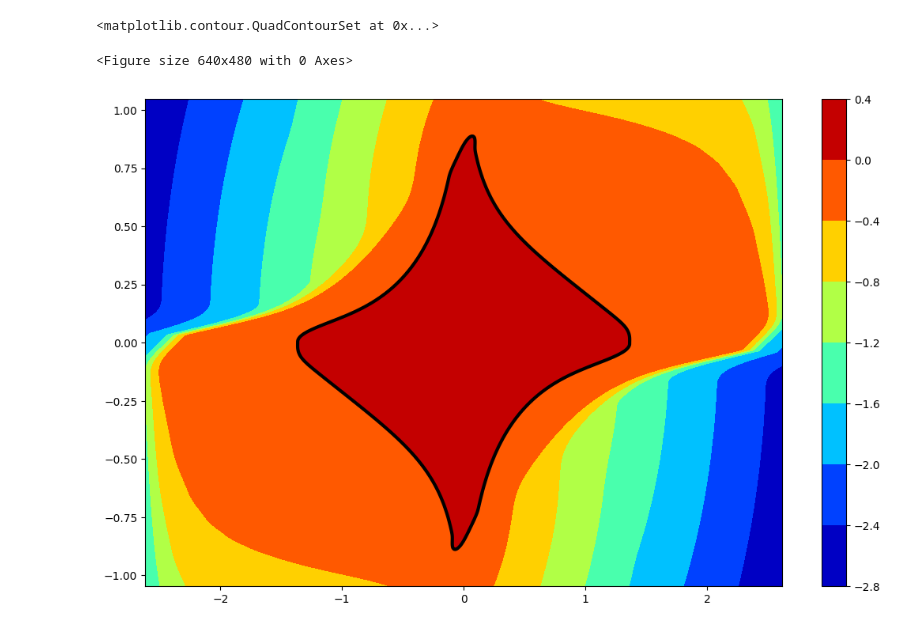
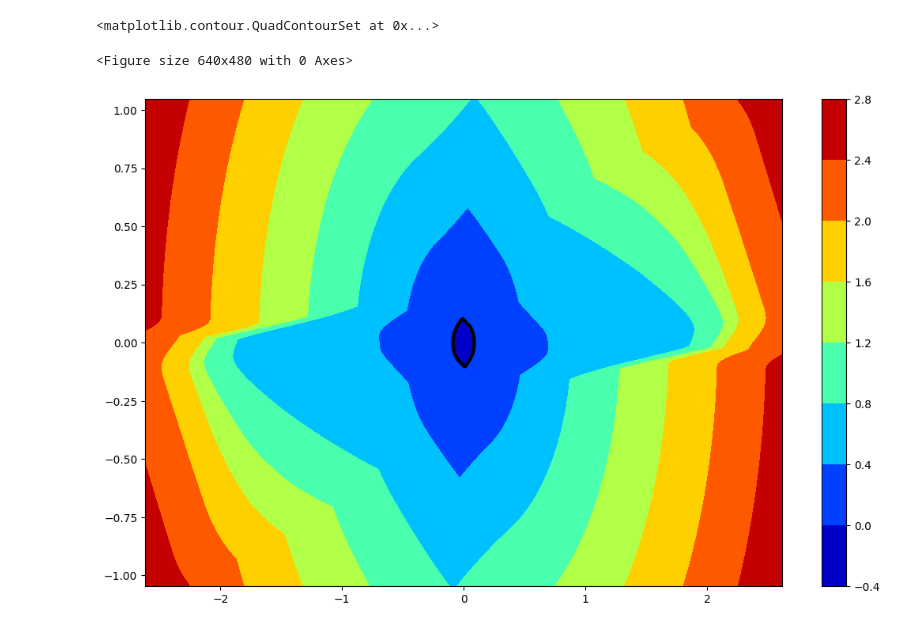
Before and after one commit to Extrabartek/cvbf_safety_filter, a Jupyter notebook: mz_hj_calc.ipynb, the cells around one changed output. Cells and saved outputs as stored; diff of their text form; code cells hidden in the pictures.

```diff
--- a/mz_hj_calc.ipynb
+++ b/mz_hj_calc.ipynb
@@ -29,8 +29,9 @@ x2_lim = x2_lim * jnp.pi / 180
 grid = hj.Grid.from_lattice_parameters_and_boundary_conditions(hj.sets.Box(np.array([-x1_lim, -x2_lim]),
                                                                            np.array([x1_lim, x2_lim])),
                                                                            (500, 500))
-values = -jnp.linalg.norm(grid.states[..., :2], axis=-1) + 5 * jnp.pi / 180  # radius in radians
-initial_values = values
+values_vi = -jnp.linalg.norm(grid.states[..., :2], axis=-1) + 5 * jnp.pi / 180  # radius in radians
+values = jnp.linalg.norm(grid.states[..., :2], axis=-1) - 5 * jnp.pi / 180  # radius in radians
+initial_values = -values_vi.copy()
 
 solver_settings = hj.SolverSettings.with_accuracy(
     "very_high",
@@ -40,8 +41,17 @@ solver_settings = hj.SolverSettings.with_accuracy(
 
 
 times = np.linspace(0, -0.5, 1000)
+# %%
+time = 0.
+target_time = -0.3
+solver_settings = hj.SolverSettings.with_accuracy("very_high",
+                                                  hamiltonian_postprocessor=hj.solver.identity)
+target_values_vi = hj.step_vi(solver_settings, dynamics, grid, time, values_vi, target_time, initial_values)
+solver_settings = hj.SolverSettings.with_accuracy("very_high",
+                                                  hamiltonian_postprocessor=hj.solver.backwards_reachable_tube)
+target_values = hj.step(solver_settings, dynamics, grid, time, values, target_time)
 # %%
-target_values = hj.solve_vi(solver_settings, dynamics, grid, times, values, initial_values)
+# target_values = hj.solve_vi(solver_settings, dynamics, grid, times, values, initial_values)
 # solver_settings = hj.SolverSettings.with_accuracy(
 #     "very_high",
 #     hamiltonian_postprocessor=hj.solver.backwards_reachable_tube,
@@ -52,15 +62,15 @@ plot_time_index = len(times) // 1
 # %%
 plt.jet()
 plt.figure(figsize=(13, 8))
-plt.contourf(grid.coordinate_vectors[0], grid.coordinate_vectors[1], target_values[plot_time_index, :, :].T)
+plt.contourf(grid.coordinate_vectors[0], grid.coordinate_vectors[1], target_values[:, :].T)
 plt.colorbar()
 plt.contour(grid.coordinate_vectors[0],
             grid.coordinate_vectors[1],
-            target_values[plot_time_index, :, :].T,
+            target_values[:, :].T,
             levels=0,
             colors="black",
             linewidths=3)
 # %% [output]
 <matplotlib.contour.QuadContourSet at 0x...>
 <Figure size 640x480 with 0 Axes>
-[figure, old version]
+[figure, new version]
```
Also changed, not shown: parts of 4 cells of this notebook, 1 other file.
